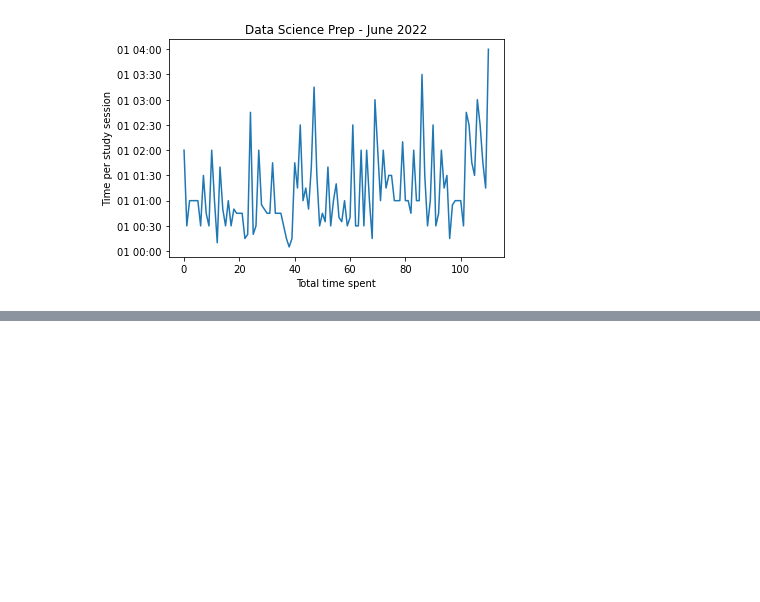
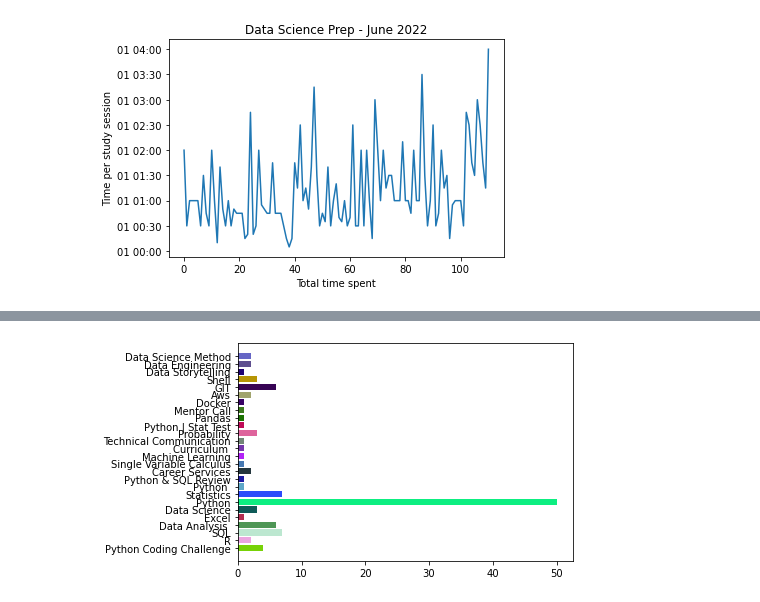
Before and after one commit to Kevin-Kwasnik/master-datasc, a Jupyter notebook: datacamp-materials/data-manipulation/study-data-june-22.ipynb, the cells around one changed output, grey strips where cells are left out. Cells and saved outputs as stored; diff of their text form; code cells hidden in the pictures; blank space fills up the shorter version.

Commit message:
content overview

```diff
--- a/datacamp-materials/data-manipulation/study-data-june-22.ipynb
+++ b/datacamp-materials/data-manipulation/study-data-june-22.ipynb
@@ -95,0 +96,12 @@ plt.show()
+# %%
+content_count = count_entries(clean_study, "Content")
+# %%
+names = list(content_count.keys())
+values = list(content_count.values())
+l = []
+for i in range(1, len(content_count)+1):
+    l.append(np.random.rand(3,))
+plt.barh(range(len(content_count)), values, tick_label=names,  color = l)
+plt.show()
+# %% [output]
+[figure, added]
```
Also changed, not shown: parts of 1 cell of this notebook.
